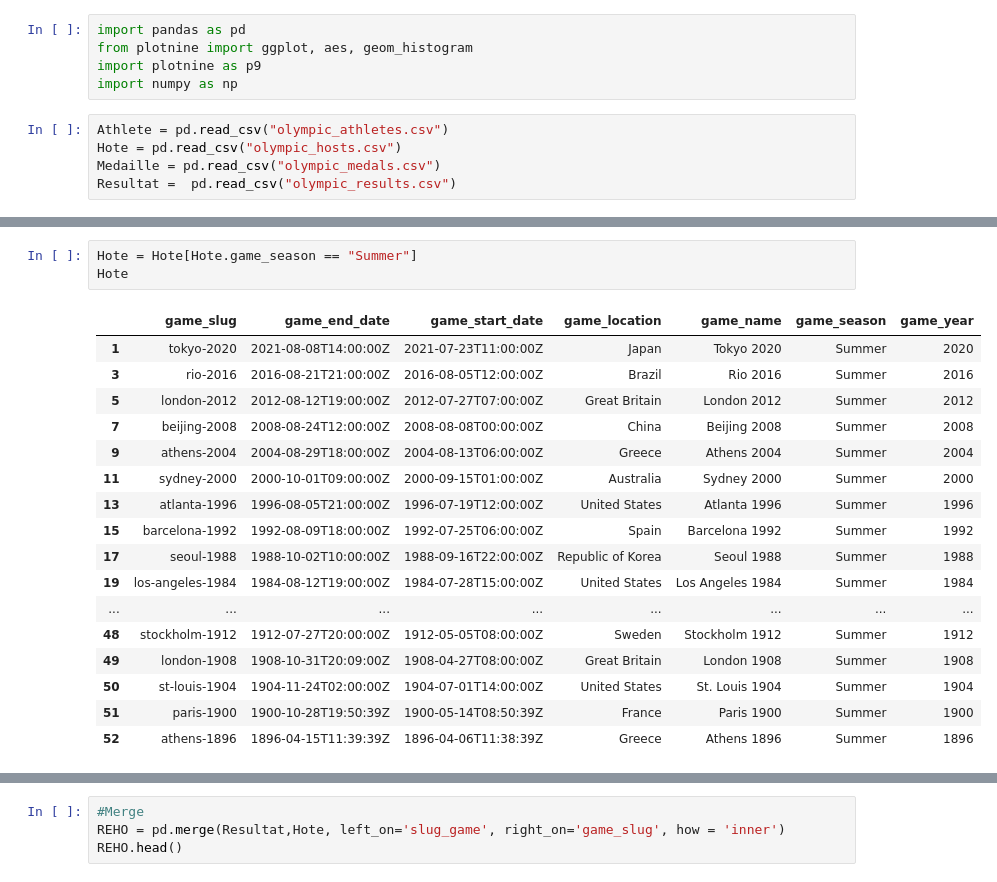
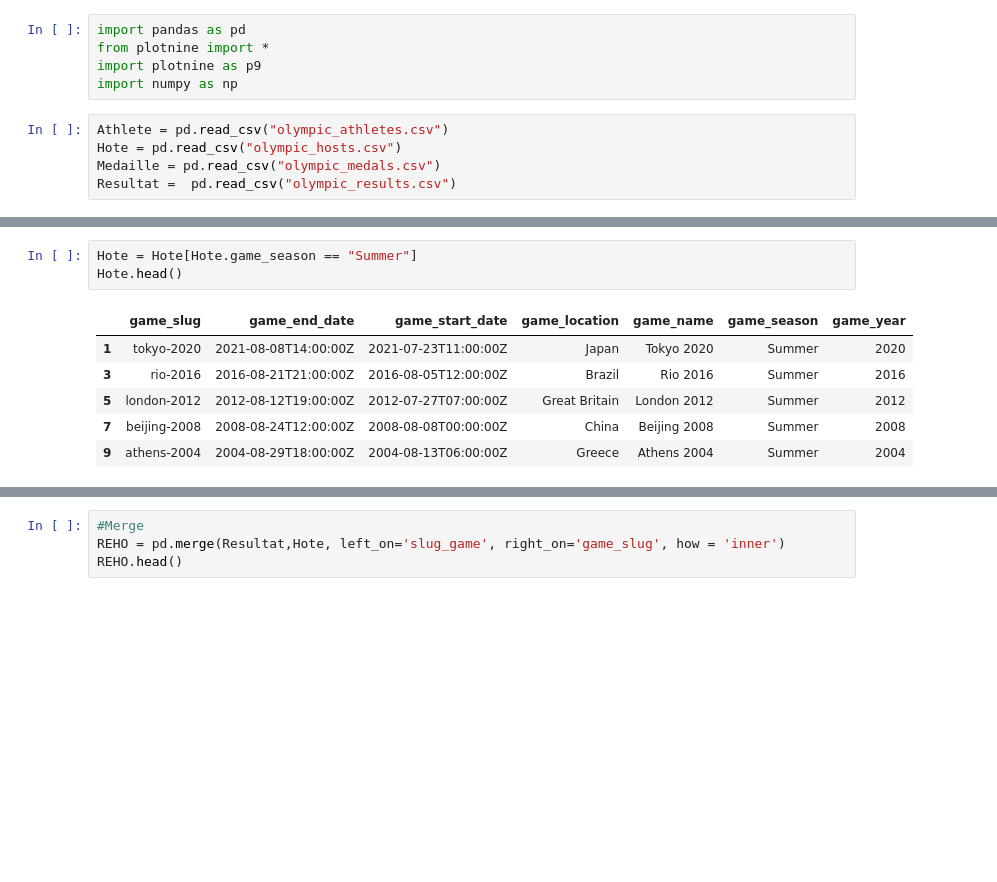
Before and after one commit to LakhbirSin/DessineMoiJO, a Jupyter notebook: JO BON.ipynb, the cells around one changed output, grey strips where cells are left out. Drawn from its saved outputs; the diff is of its cells as text; blank space fills up the shorter version.

```diff
--- a/JO BON.ipynb
+++ b/JO BON.ipynb
@@ -1,6 +1,6 @@
 # %%
 import pandas as pd
-from plotnine import ggplot, aes, geom_histogram
+from plotnine import *
 import plotnine as p9
 import numpy as np
 # %%
@@ -19,24 +19,13 @@ Athlete.head()
 | 4 | https://olympics.com/en/athletes/... | Dmitriy REIKHERD | 1 | Beijing 2022 | 1989.0 | NaN | ... |
 # %%
 Hote = Hote[Hote.game_season == "Summer"]
-Hote
+Hote.head()
 # %% [output]
 |  | game_slug | game_end_date | game_start_date | game_location | game_name | game_season | game_year |
 | 1 | tokyo-2020 | 2021-08-08T14:00:00Z | 2021-07-23T11:00:00Z | Japan | Tokyo 2020 | Summer | 2020 |
 | 3 | rio-2016 | 2016-08-21T21:00:00Z | 2016-08-05T12:00:00Z | Brazil | Rio 2016 | Summer | 2016 |
 | 5 | london-2012 | 2012-08-12T19:00:00Z | 2012-07-27T07:00:00Z | Great Britain | London 2012 | Summer | 2012 |
 | 7 | beijing-2008 | 2008-08-24T12:00:00Z | 2008-08-08T00:00:00Z | China | Beijing 2008 | Summer | 2008 |
 | 9 | athens-2004 | 2004-08-29T18:00:00Z | 2004-08-13T06:00:00Z | Greece | Athens 2004 | Summer | 2004 |
-| 11 | sydney-2000 | 2000-10-01T09:00:00Z | 2000-09-15T01:00:00Z | Australia | Sydney 2000 | Summer | 2000 |
-| 13 | atlanta-1996 | 1996-08-05T21:00:00Z | 1996-07-19T12:00:00Z | United States | Atlanta 1996 | Summer | 1996 |
-| 15 | barcelona-1992 | 1992-08-09T18:00:00Z | 1992-07-25T06:00:00Z | Spain | Barcelona 1992 | Summer | 1992 |
-| 17 | seoul-1988 | 1988-10-02T10:00:00Z | 1988-09-16T22:00:00Z | Republic of Korea | Seoul 1988 | Summer | 1988 |
-| 19 | los-angeles-1984 | 1984-08-12T19:00:00Z | 1984-07-28T15:00:00Z | United States | Los Angeles 1984 | Summer | 1984 |
-| ... | ... | ... | ... | ... | ... | ... | ... |
-| 48 | stockholm-1912 | 1912-07-27T20:00:00Z | 1912-05-05T08:00:00Z | Sweden | Stockholm 1912 | Summer | 1912 |
-| 49 | london-1908 | 1908-10-31T20:09:00Z | 1908-04-27T08:00:00Z | Great Britain | London 1908 | Summer | 1908 |
-| 50 | st-louis-1904 | 1904-11-24T02:00:00Z | 1904-07-01T14:00:00Z | United States | St. Louis 1904 | Summer | 1904 |
-| 51 | paris-1900 | 1900-10-28T19:50:39Z | 1900-05-14T08:50:39Z | France | Paris 1900 | Summer | 1900 |
-| 52 | athens-1896 | 1896-04-15T11:39:39Z | 1896-04-06T11:38:39Z | Greece | Athens 1896 | Summer | 1896 |
 # %%
 Medaille = Medaille[(Medaille['country_code']=='DDDE')|(Medaille["country_3_letter_code"] == "GER") | (Medaille["country_3_letter_code"] == "FRG")]
```
Also changed, not shown: parts of 20 cells of this notebook, 1 other file.
